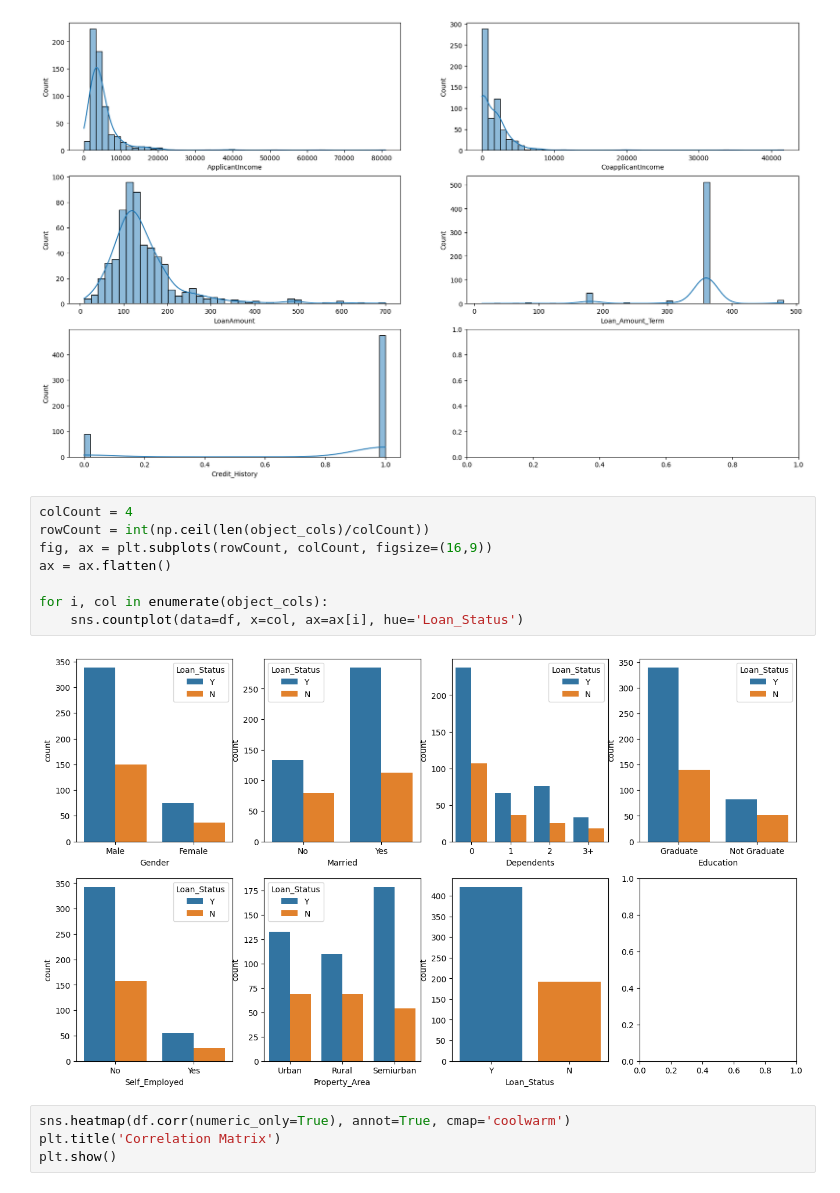
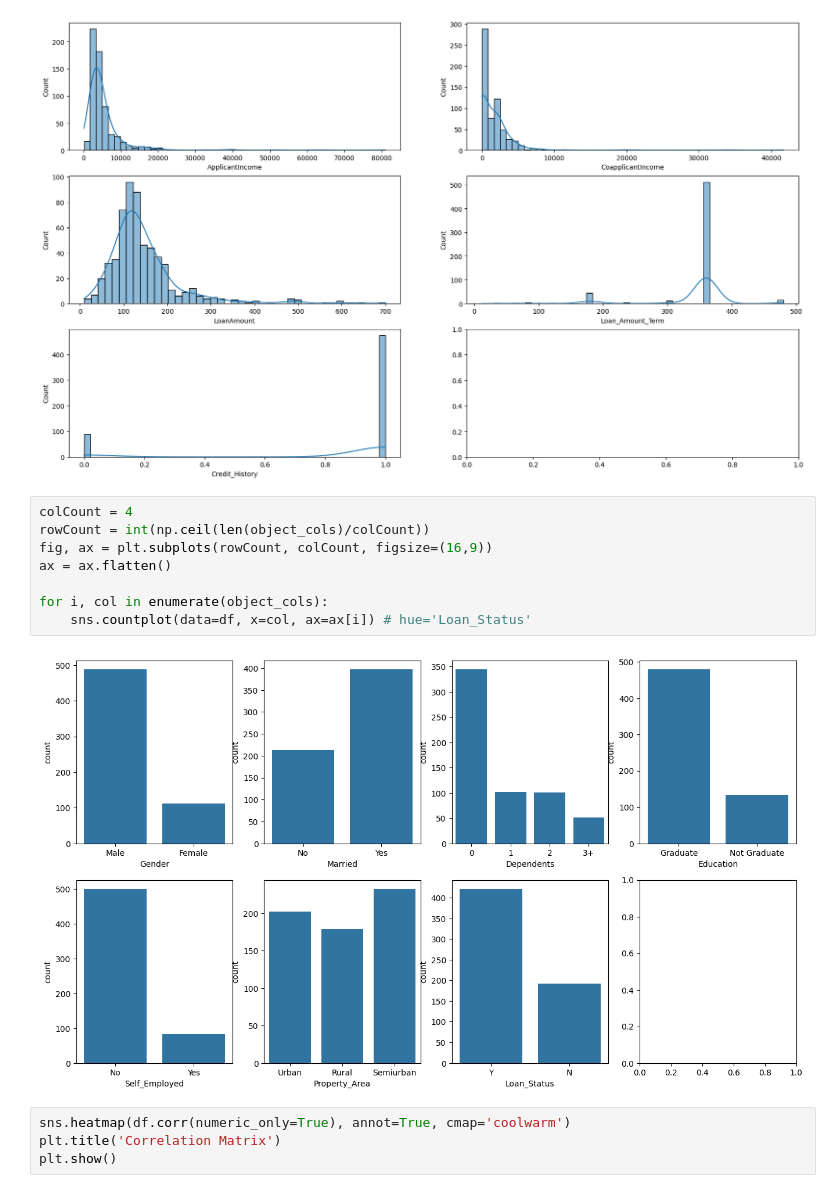
Before and after one commit to huyendt1610/LinearRegression, a Jupyter notebook: LogisticRegression_LoanPrediction.ipynb, the cells around one changed output. Cells and saved outputs as stored; diff of their text form.

```diff
--- a/LogisticRegression_LoanPrediction.ipynb
+++ b/LogisticRegression_LoanPrediction.ipynb
@@ -76,13 +80,13 @@ for i, col in enumerate(numberic_cols):
 # %%
 colCount = 4
 rowCount = int(np.ceil(len(object_cols)/colCount))
 fig, ax = plt.subplots(rowCount, colCount, figsize=(16,9))
 ax = ax.flatten()
 
 for i, col in enumerate(object_cols):
-    sns.countplot(data=df, x=col, ax=ax[i], hue='Loan_Status')
+    sns.countplot(data=df, x=col, ax=ax[i]) # hue='Loan_Status'
 # %% [output]
-[figure, old version]
+[figure, new version]
 # %%
 sns.heatmap(df.corr(numeric_only=True), annot=True, cmap='coolwarm')
 plt.title('Correlation Matrix')
```
Also changed, not shown: parts of 18 cells of this notebook, 2 other files.
